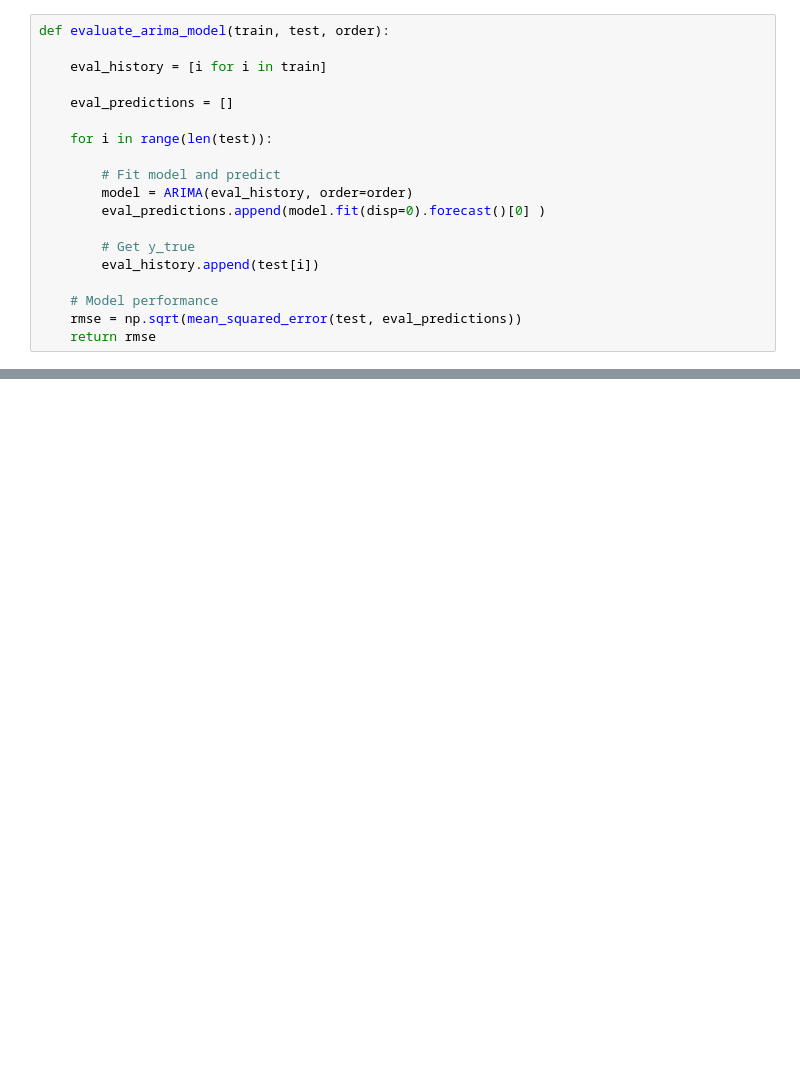
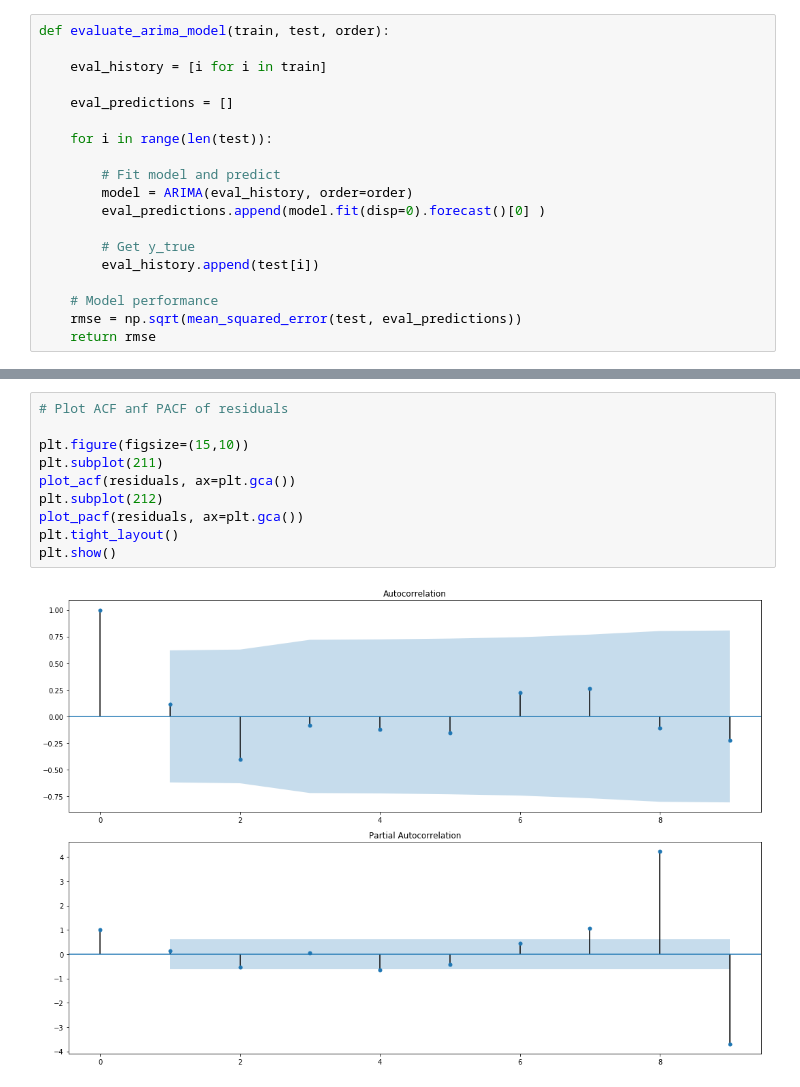
Before and after one commit to emmanuel-boly/ARIMA-Monthly-Armed-Robberies-in-Boston, a Jupyter notebook: Model.ipynb, the cells around one changed output, grey strips where cells are left out. Drawn from its saved outputs; the diff is of its cells as text; blank space fills up the shorter version.

```diff
--- a/Model.ipynb
+++ b/Model.ipynb
@@ -321,0 +362,12 @@ NameError: name 'best' is not defined
+# %%
+# Plot ACF anf PACF of residuals
+
+plt.figure(figsize=(15,10))
+plt.subplot(211)
+plot_acf(residuals, ax=plt.gca())
+plt.subplot(212)
+plot_pacf(residuals, ax=plt.gca())
+plt.tight_layout()
+plt.show()
+# %% [output]
+[figure, added]
```
Also changed, not shown: parts of 44 cells of this notebook.
